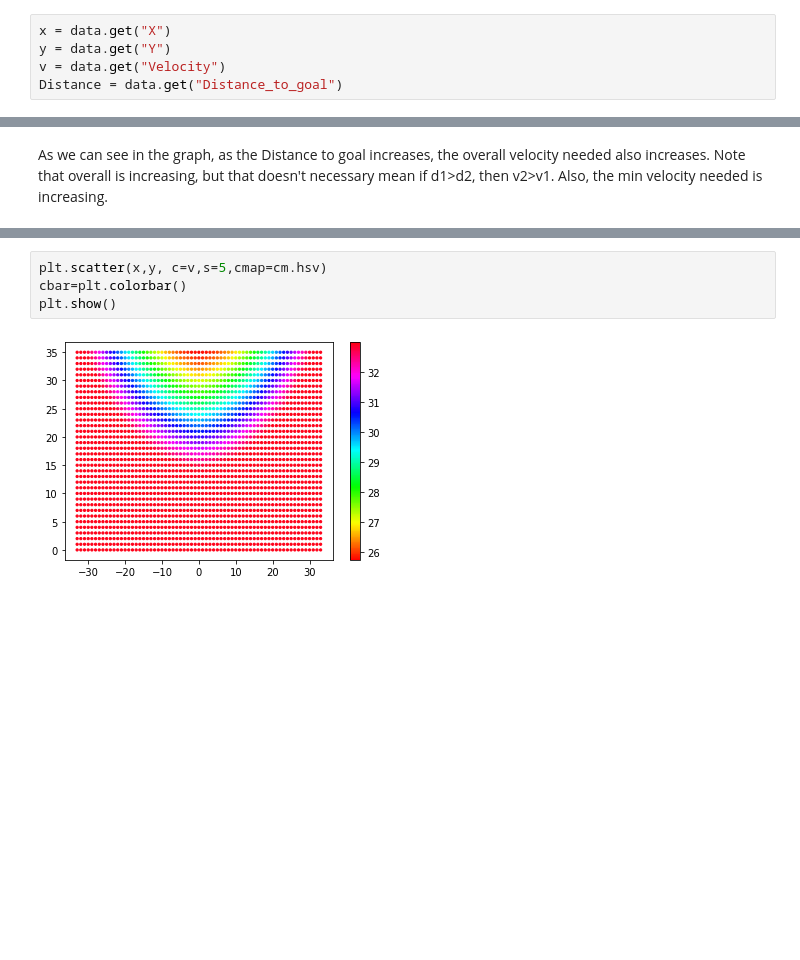
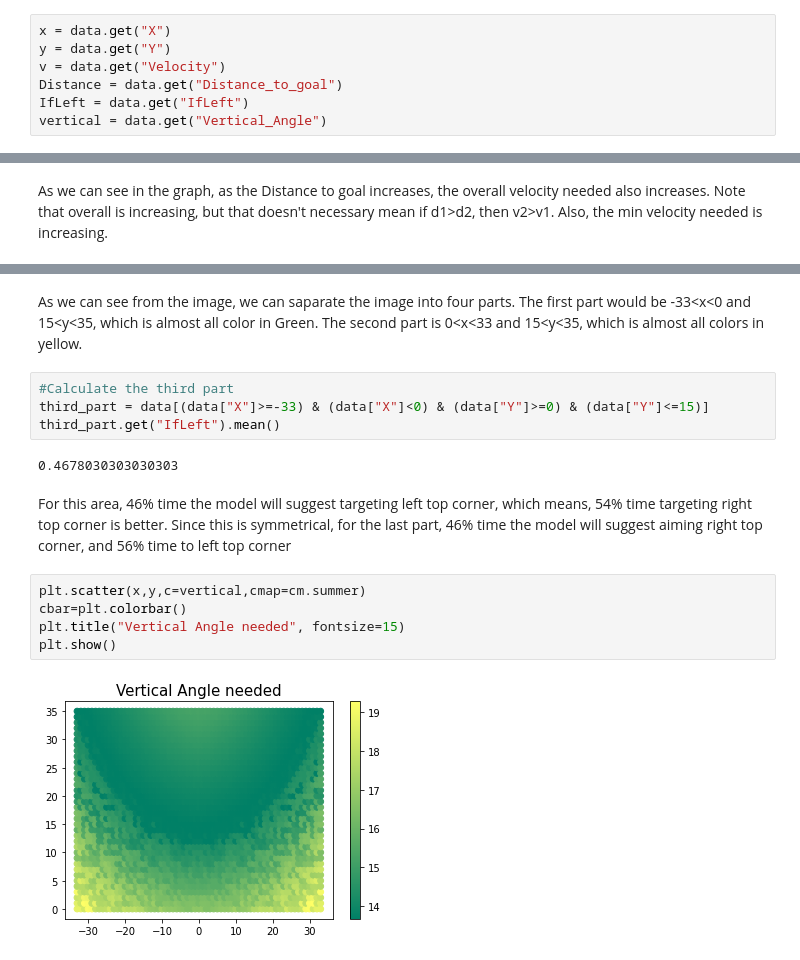
Before and after one commit to Holycarota/Math111A_Model, a Jupyter notebook: Output_Analysis.ipynb, the cells around one changed output, grey strips where cells are left out. Cells and saved outputs as stored; diff of their text form; blank space fills up the shorter version.

```diff
--- a/Output_Analysis.ipynb
+++ b/Output_Analysis.ipynb
@@ -31,6 +31,8 @@ x = data.get("X")
 y = data.get("Y")
 v = data.get("Velocity")
 Distance = data.get("Distance_to_goal")
+IfLeft = data.get("IfLeft")
+vertical = data.get("Vertical_Angle")
 # %%
 #fig,ax = plt.subplots()
 plt.plot(Distance,v,zorder=1)
@@ -48,6 +66,17 @@ As we can see in the graph, as the Distance to goal increases, the overall veloc
+# %% [markdown]
+As we can see from the image, we can saparate the image into four parts. The first part would be -33<x<0 and 15<y<35, which is almost all color in Green. The second part is 0<x<33 and 15<y<35, which is almost all colors in yellow.
+# %%
+#Calculate the third part
+third_part = data[(data["X"]>=-33) & (data["X"]<0) & (data["Y"]>=0) & (data["Y"]<=15)]
+third_part.get("IfLeft").mean()
+# %% [output]
+0.4678030303030303
+# %% [markdown]
+For this area, 46% time the model will suggest targeting left top corner, which means, 54% time targeting right top corner is better. Since this is symmetrical, for the last part, 46% time the model will suggest aiming right top corner, and 56% time to left top corner
 # %%
-plt.scatter(x,y, c=v,s=5,cmap=cm.hsv)
+plt.scatter(x,y,c=vertical,cmap=cm.summer)
 cbar=plt.colorbar()
+plt.title("Vertical Angle needed", fontsize=15)
 plt.show()
 # %% [output]
-[figure, old version]
+[figure, new version]
```
Also changed, not shown: parts of 6 cells of this notebook.
